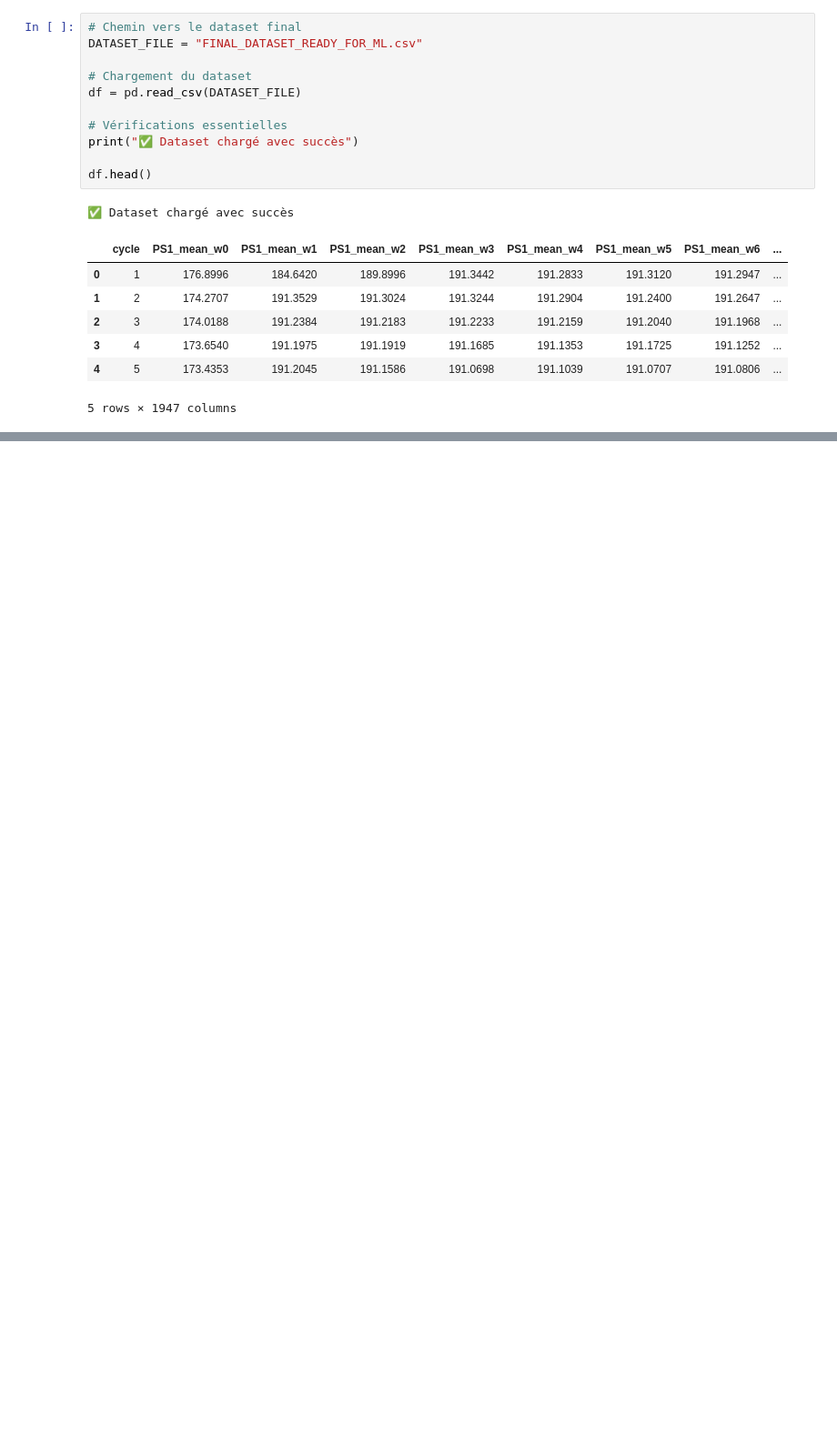
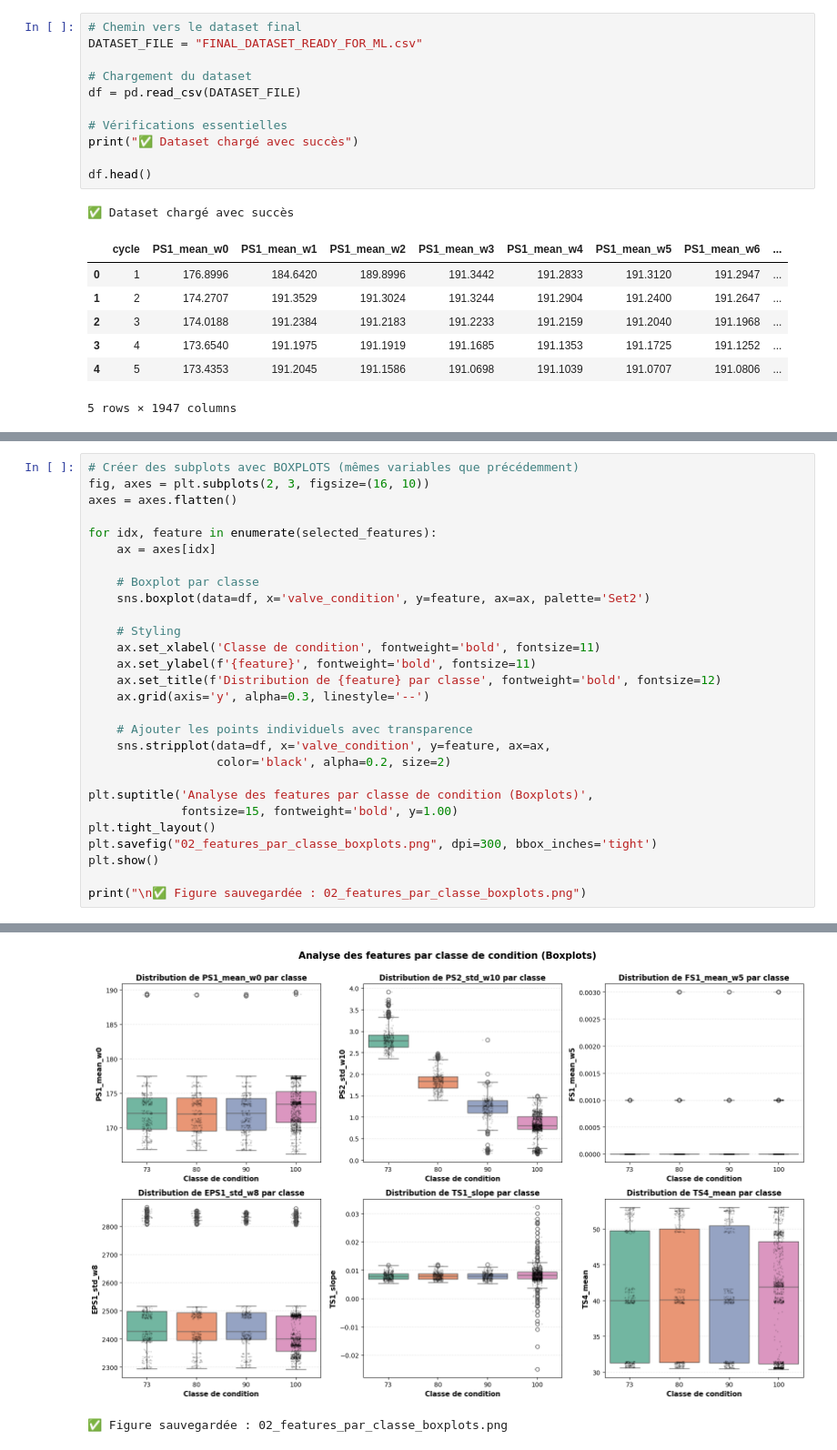
Before and after one commit to fejiostephane/Projet_machine_learning_M1, a Jupyter notebook: modele_ml.ipynb, the cells around one changed output, grey strips where cells are left out. Shown at 91% size. Drawn from its saved outputs; the diff is of its cells as text; blank space fills up the shorter version.

```diff
--- a/modele_ml.ipynb
+++ b/modele_ml.ipynb
@@ -56,0 +276,29 @@ df.head()
+# %%
+# Créer des subplots avec BOXPLOTS (mêmes variables que précédemment)
+fig, axes = plt.subplots(2, 3, figsize=(16, 10))
+axes = axes.flatten()
+
+for idx, feature in enumerate(selected_features):
+    ax = axes[idx]
+
+    # Boxplot par classe
+    sns.boxplot(data=df, x='valve_condition', y=feature, ax=ax, palette='Set2')
+
+    # Styling
+    ax.set_xlabel('Classe de condition', fontweight='bold', fontsize=11)
+    ax.set_ylabel(f'{feature}', fontweight='bold', fontsize=11)
+    ax.set_title(f'Distribution de {feature} par classe', fontweight='bold', fontsize=12)
+    ax.grid(axis='y', alpha=0.3, linestyle='--')
+
+    # Ajouter les points individuels avec transparence
+    sns.stripplot(data=df, x='valve_condition', y=feature, ax=ax,
+                  color='black', alpha=0.2, size=2)
+
+plt.suptitle('Analyse des features par classe de condition (Boxplots)',
+             fontsize=15, fontweight='bold', y=1.00)
+plt.tight_layout()
+plt.savefig("02_features_par_classe_boxplots.png", dpi=300, bbox_inches='tight')
+plt.show()
+
+print("\n✅ Figure sauvegardée : 02_features_par_classe_boxplots.png")
+# %% [output]
@@ -56,0 +322,2 @@ df.head()
+[figure, added]
+✅ Figure sauvegardée : 02_features_par_classe_boxplots.png
```
Also changed, not shown: parts of 26 cells of this notebook, 20 other files.
